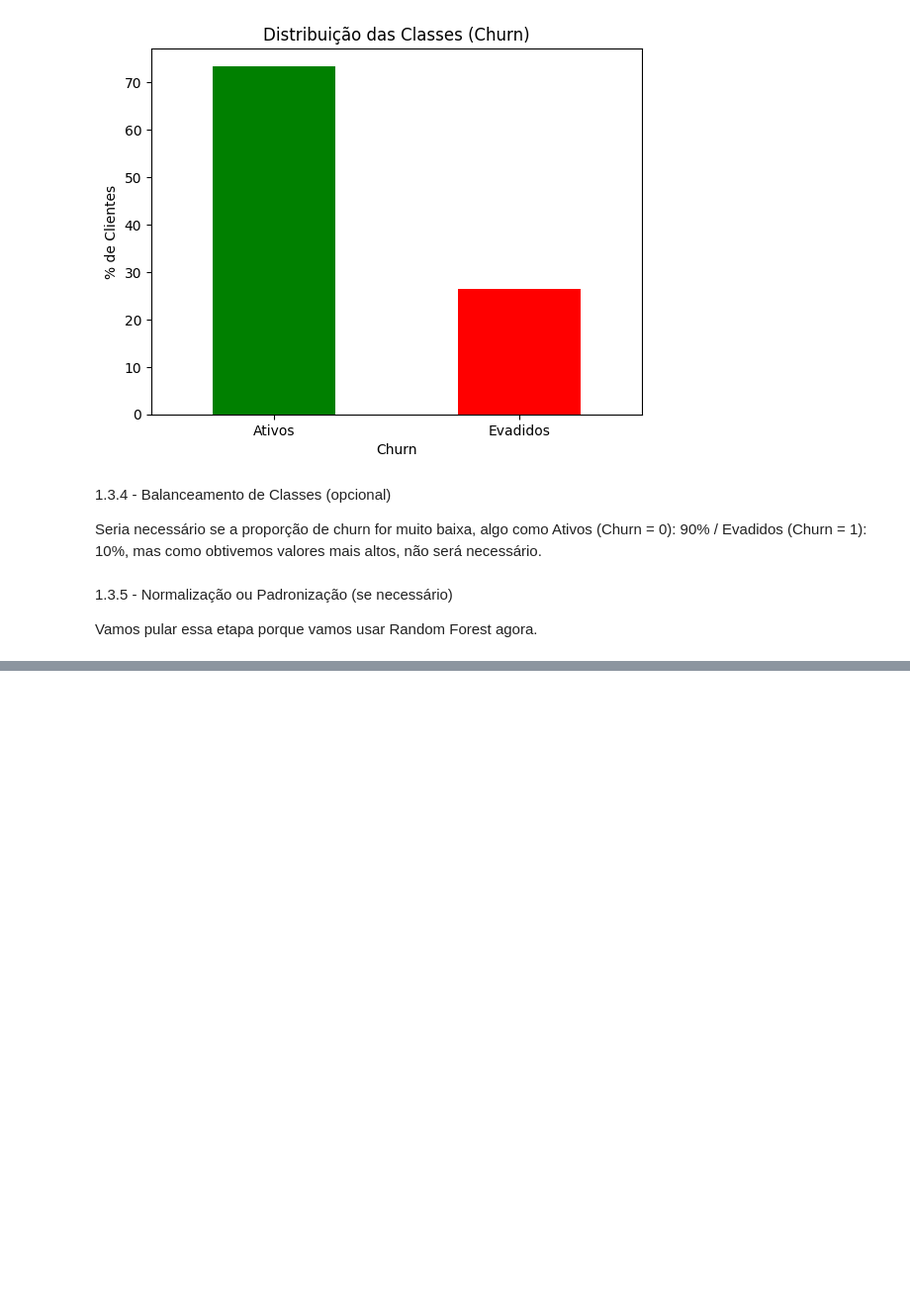
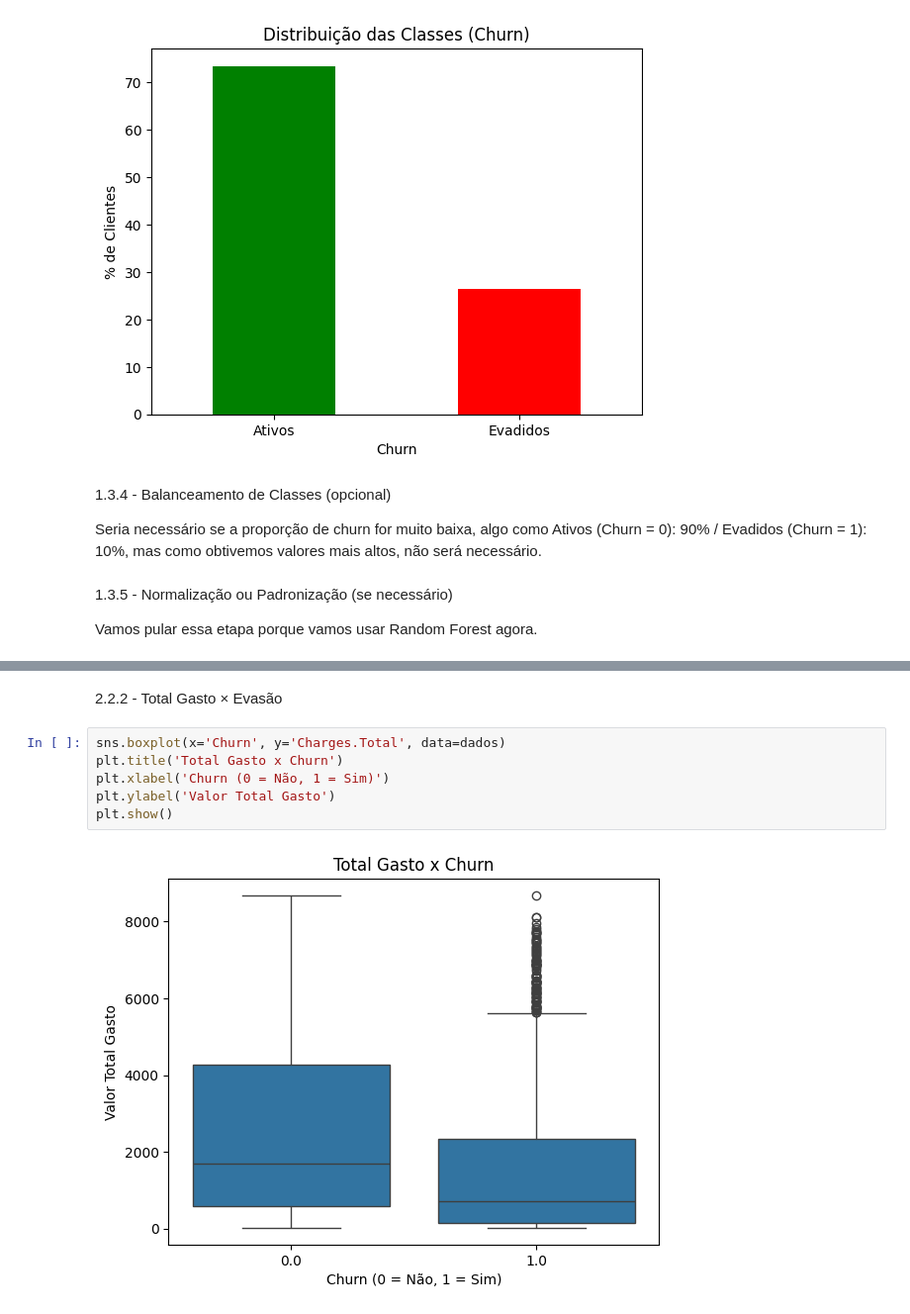
Before and after one commit to JCrpa/curso19_challenge_telecomX_analise_evasao_clientes_parte2, a Jupyter notebook: TelecomX_BR_parte2.ipynb, the cells around one changed output, grey strips where cells are left out. Shown at 99% size. Drawn from its saved outputs; the diff is of its cells as text; blank space fills up the shorter version.

```diff
--- a/TelecomX_BR_parte2.ipynb
+++ b/TelecomX_BR_parte2.ipynb
@@ -71,0 +148,10 @@ Vamos pular essa etapa porque vamos usar Random Forest agora.
+# %% [markdown]
+2.2.2 - Total Gasto × Evasão
+# %%
+sns.boxplot(x='Churn', y='Charges.Total', data=dados)
+plt.title('Total Gasto x Churn')
+plt.xlabel('Churn (0 = Não, 1 = Sim)')
+plt.ylabel('Valor Total Gasto')
+plt.show()
+# %% [output]
+[figure, added]
```
Also changed, not shown: parts of 8 cells of this notebook.
